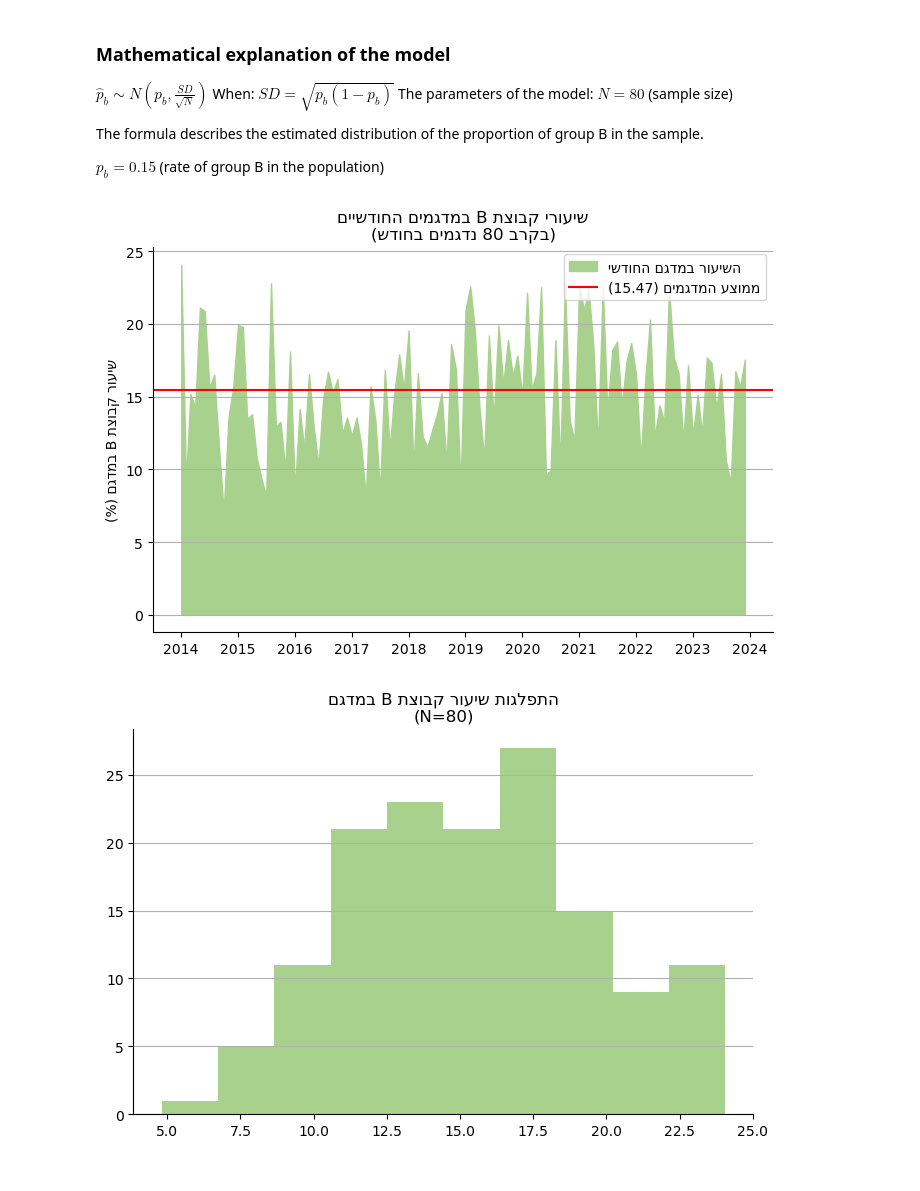
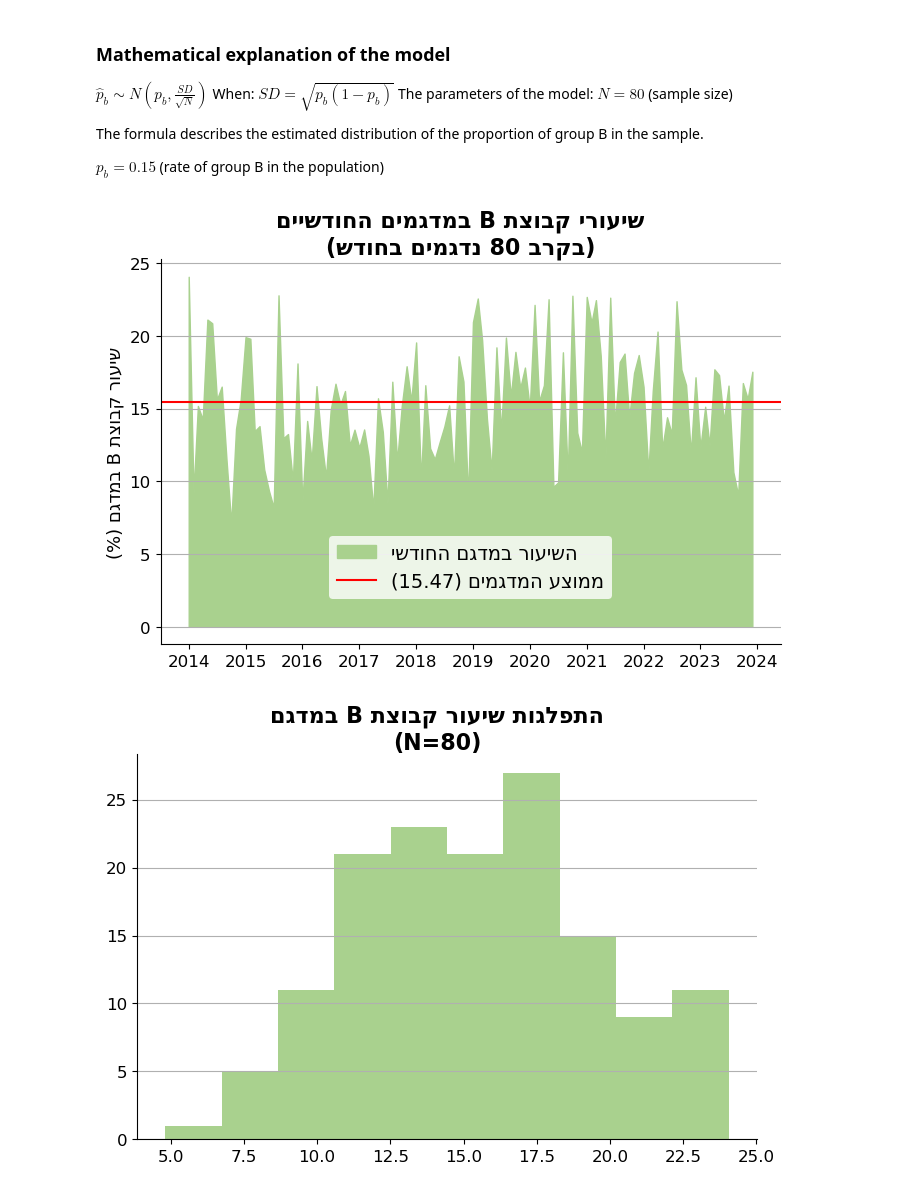
Before and after one commit to Zvika-Deutsch/lfs_sampling_design, a Jupyter notebook: Chapter 3 - The effect of sample errors on the trends.ipynb, the cells around one changed output. Saved outputs shown, nothing was run; the diff lists cells and outputs as text; code cells hidden in the pictures.

```diff
--- a/Chapter 3 - The effect of sample errors on the trends.ipynb
+++ b/Chapter 3 - The effect of sample errors on the trends.ipynb
@@ -15,6 +15,12 @@ d_real = dict(color='r',linestyle='--', label=get_display('במציאות'))
 d_sample_m = dict(color='#00B0F0',linestyle=':',marker='.',label=get_display('ללא פקידות חוזרות'),alpha=0.8)
 d_4_8_4_m = dict(color='#0070C0',linestyle='dashed',marker='.',label=get_display('פקידות חוזרות (שיטת 4-8-4)'))
 d_real_m = dict(color='r',linestyle='--',marker='.', label=get_display('במציאות'))
+
+plt.rc('xtick',labelsize=12)
+plt.rc('ytick',labelsize=12)
+plt.rc('axes',titlesize=14,labelsize=13)
+plt.rc('legend',fontsize=14,edgecolor='none')
+plt.rc('figure',titlesize=16,titleweight='bold',labelsize=14)
 # %% [markdown]
 ### Mathematical explanation of the model
 
@@ -51,23 +57,23 @@ b_mean = b_sample.mean()*100
 # %%
 
 # Plotting proportion of group B in monthly samples
 
 fig, ax = plt.subplots(1, 1, figsize=(8, 5))
 label = str('({:.2f})'.format(b_mean)) + get_display('ממוצע המדגמים ')
 ax.fill_between(x, b_sample[24:]*100,color='#A9D18E',label=get_display('השיעור במדגם החודשי'))
 ax.axhline(b_mean,color="r",label=label)
 
 ax.grid(axis = 'y')
 ax.spines['top'].set_visible(False)
 ax.spines['right'].set_visible(False)
 title1 = get_display('שיעורי קבוצת B במדגמים החודשיים')
 title2 = get_display('(בקרב 80 נדגמים בחודש)')
 ax.set_ylabel(get_display('שיעור קבוצת B במדגם (%)'))
-ax.set_title(title1 + '\n' +title2)
-plt.legend()
+plt.suptitle(title1 + '\n' +title2)
+plt.legend(loc='center',bbox_to_anchor=(0.5, 0.2))
 plt.show()
 # %% [output]
-[figure, old version]
+[figure, new version]
 # %%
 
 # Plotting histogram of group B proportion in samples
@@ -80,10 +86,10 @@ ax.spines['right'].set_visible(False)
 
 title1 = get_display('התפלגות שיעור קבוצת B במדגם')
 title2 = get_display('(N=80)')
-ax.set_title(title1 + '\n' +title2)
+fig.suptitle(title1 + '\n' +title2)
 plt.show()
 # %% [output]
-[figure, old version]
+[figure, new version]
 # %%
 # Plotting monthly employment rate with sampling error and 4-8-4 method
 fig, ax = plt.subplots(1,1,figsize=(8,5))
```
Also changed, not shown: parts of 4 cells of this notebook, 1 other file.
